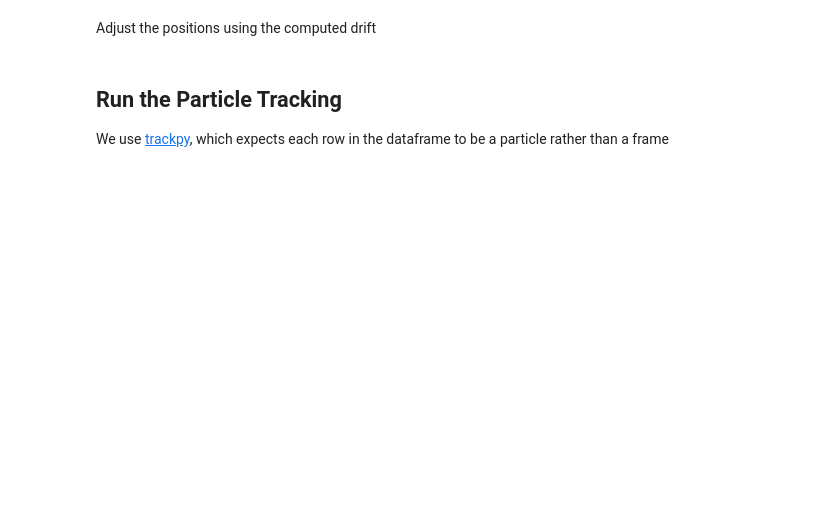
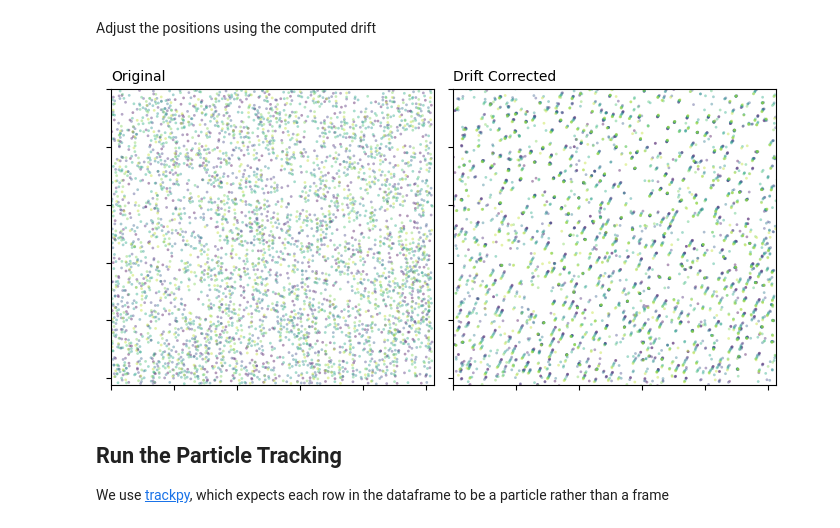
Before and after one commit to globus-labs/real-time-defect-analysis, a Jupyter notebook: notebooks/tilt-series/0_label-and-track-voids.ipynb, the cells around one changed output. Saved outputs shown, nothing was run; the diff lists cells and outputs as text; code cells hidden in the pictures; blank space fills up the shorter version.

```diff
--- a/notebooks/tilt-series/0_label-and-track-voids.ipynb
+++ b/notebooks/tilt-series/0_label-and-track-voids.ipynb
@@ -151,6 +133,28 @@ fig.tight_layout()
 Adjust the positions using the computed drift
 # %%
 images['positions-no-drift'] = images.apply(lambda x: np.add(x['positions'], drifts[x['frame'] - 1, :]), axis=1)
+# %%
+fig, axs = plt.subplots(1, 2, figsize=(7, 3.5))
+
+cmap = colormaps['viridis']
+for i, (_, frame) in enumerate(images.iterrows()):
+    color = cmap(i / len(results), alpha=0.4)
+    axs[0].scatter(*frame['positions'].T, color=color, s=4, ec='none')
+    axs[1].scatter(*frame['positions-no-drift'].T, color=color, s=4, ec='none')
+
+for ax in axs:
+    ax.set_yticklabels([])
+    ax.set_xticklabels([])
+    ax.set_xlim([0, 1024])
+    ax.set_ylim([1024, 0])
+
+axs[0].set_title('Original', loc='left', fontsize=10)
+axs[1].set_title('Drift Corrected', loc='left', fontsize=10)
+
+fig.tight_layout()
+fig.savefig('images/all-postions-atop.png', dpi=320)
+# %% [output]
+[figure, added]
 # %% [markdown]
 ## Run the Particle Tracking
 We use [trackpy](https://soft-matter.github.io/trackpy/dev/), which expects each row in the dataframe to be a particle rather than a frame
```
Also changed, not shown: parts of 12 cells of this notebook, 8 other files.
